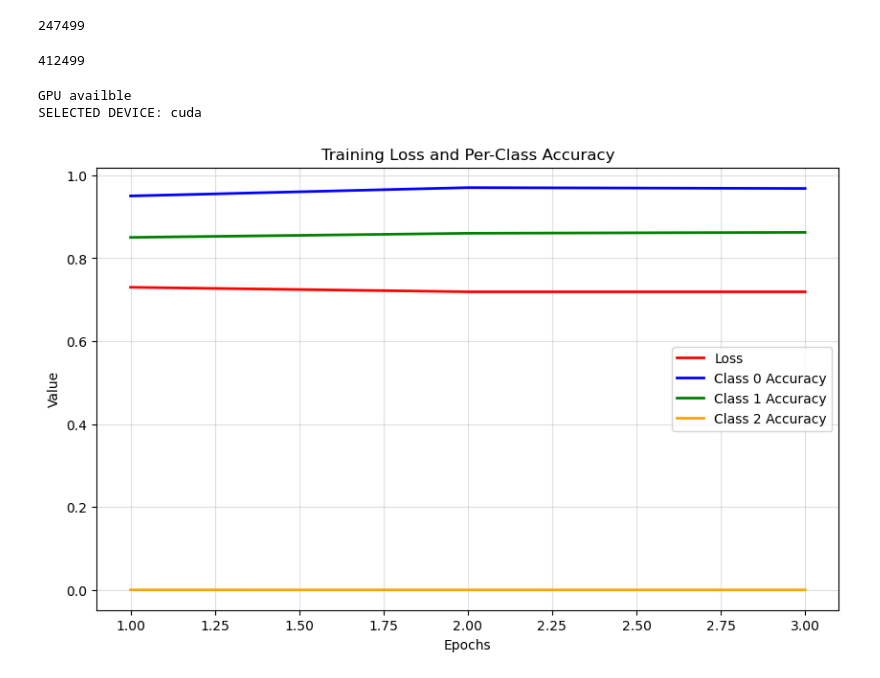
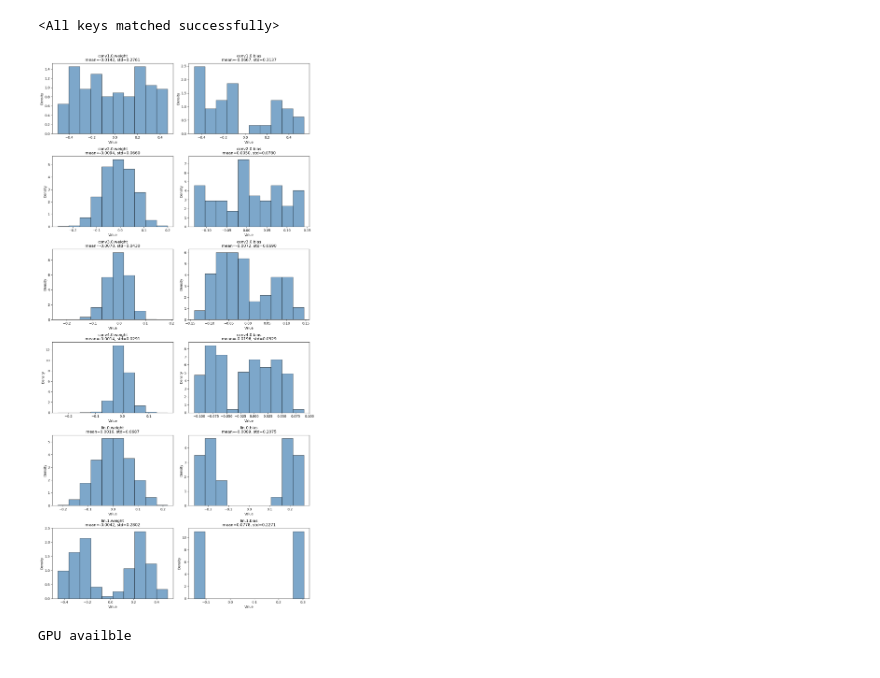
Before and after one commit to giuliadoda/GW_TS_classification, a Jupyter notebook: cnn_test.ipynb, the cells around one changed output. Cells and saved outputs as stored; diff of their text form; code cells hidden in the pictures.

Commit message:
cnn test fix

```diff
--- a/cnn_test.ipynb
+++ b/cnn_test.ipynb
@@ -18 +14,3 @@ num_classes = 3
+# %%
+path = '/mnt/POD/NNDL_gd/code/GW_TS_classification_copy/models/'
 # %%
@@ -90,8 +80,0 @@ train_set.__len__()
-# %%
-valid_set.__len__()
-# %% [output]
-247499
-# %%
-test_set.__len__()
-# %% [output]
-412499
@@ -101,0 +81,5 @@ test_DL = DataLoader(test_set, batch_size=batch_size, shuffle=True, num_workers=
+# %%
+cnn_model = CNN()
+cnn_model.load_state_dict(torch.load(path+'CNN_trained.torch'))
+# %% [output]
+<All keys matched successfully>
@@ -101,0 +130,4 @@ test_DL = DataLoader(test_set, batch_size=batch_size, shuffle=True, num_workers=
+# %%
+plot_model_params(cnn_model)
+# %% [output]
+[figure, added]
@@ -102,5 +192,4 @@ test_DL = DataLoader(test_set, batch_size=batch_size, shuffle=True, num_workers=
 # %%
-# check if a cuda GPU is available
 if torch.cuda.is_available():
     print('GPU availble')
     # define the device
@@ -108,8 +197,5 @@ if torch.cuda.is_available():
 else:
     print('GPU not availble')
     device = torch.device("cpu")
-
-print(f"SELECTED DEVICE: {device}")
 # %% [output]
 GPU availble
-SELECTED DEVICE: cuda
@@ -223,28 +201,0 @@ plots.plot_loss_acc('CNN', train_loss_log, val_acc_log, train_acc_log, val_acc_l
-# %%
-# epochs
-epochs = np.arange(1, len(train_loss_log) + 1)
-
-# Convert train_acc_log (list of dicts) to a dict of lists for each class
-num_classes = len(train_acc_log[0])
-per_class_acc = {c: [epoch_acc[c] for epoch_acc in train_acc_log] for c in range(num_classes)}
-
-# Plot
-fig, ax = plt.subplots(figsize=(10,6))
-ax.grid(alpha=0.4)
-
-# Plot loss
-ax.plot(epochs, train_loss_log, label='Loss', color='red', linewidth=2)
-
-# Plot per-class accuracy
-colors = ['blue', 'green', 'orange', 'purple', 'brown']  # extend if more classes
-for c in range(num_classes):
-    ax.plot(epochs, per_class_acc[c], label=f'Class {c} Accuracy', color=colors[c % len(colors)], linewidth=2)
-
-ax.set_xlabel('Epochs')
-ax.set_ylabel('Value')
-ax.set_title('Training Loss and Per-Class Accuracy')
-ax.legend()
-
-plt.show()
-# %% [output]
-[figure, removed]
```
Also changed, not shown: parts of 16 cells of this notebook, 4 other files.
